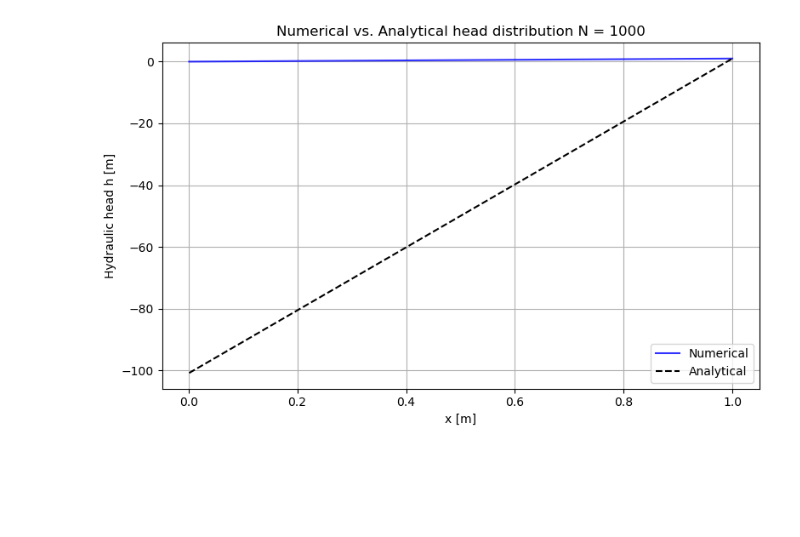
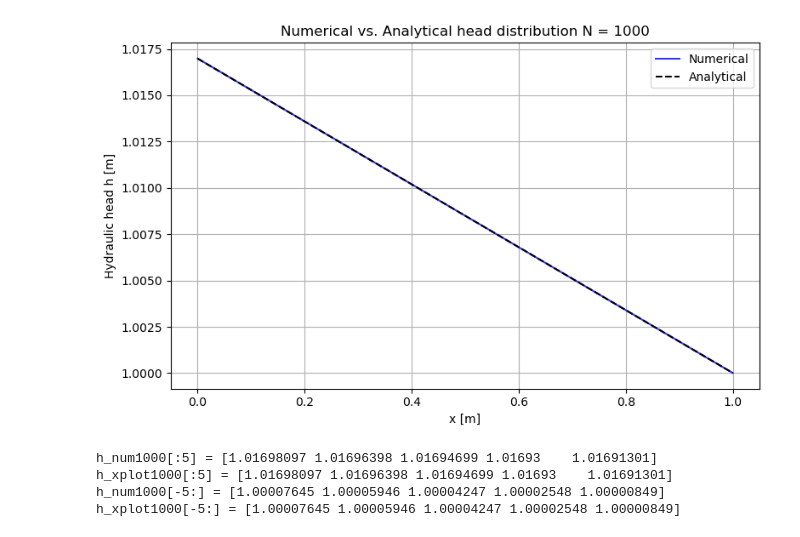
Before and after one commit to agnes-koury/GLY6826-koury, a Jupyter notebook: HW3_Koury_code.ipynb, the cells around one changed output. Saved outputs shown, nothing was run; the diff lists cells and outputs as text; code cells hidden in the pictures; blank space fills up the shorter version.

```diff
--- a/HW3_Koury_code.ipynb
+++ b/HW3_Koury_code.ipynb
@@ -4,11 +4,20 @@ import matplotlib.pyplot as plt
 
 # physical properties
 rho   = 1000.0            # water density kg/m³
-mu    = 1.0e-3            # viscosity Pa·s
-k     = 1.0e-12           # permeability m²
+mu    = .001              # viscosity Pa·s
+k     = 1.0e-10           # permeability m²
 g     = 9.81              # gravitation acceleration rate m/s²
+
+# Boundary conditions
+ul = 0.1/100/60      # Darcy velocity left Neumann m/s .1 cm/m
+hR  = 1.0            # head at the right boundary Dirichlet
 
 # hydraulic conductivity
 K = rho * g * k / mu
 print("K = ", K, " m/s ")
+
+print("ul =", ul)
+print("K =", K)
+print("Lx =", Lx)
+print("ul/K =", ul/K)
 # %% [output]
@@ -149,19 +141,30 @@ Hydraulic heads: [0.001998   0.002996   0.00399401 0.00499201 0.00599001 0.00698
 # %%
 #plot hydraulic-head distribution with the analytical solution 1000 version
-h_num1000 = np.linalg.solve(Tmatrix1000, b1000)
+h_num1000 = np.linalg.solve(Tmat1000, b1000).flatten()
 
-x_centres = (np.arange(1, N1000 + 1)) * dx1000
-h_ana = h_R - (u_in / K) * (1.0 - x_centres)
+x_centres1000 = (np.arange(0.5, N1000 + 0.5)) * dx1000
+
+h_xplot1000 = hR + ul / K * (Lx - x_centres1000)
+
 
 plt.figure(figsize=(8,5))
-plt.plot(x_centres, h_num1000, 'b-', alpha=0.8, label='Numerical')
-plt.plot(x_centres, h_ana, 'k--', label='Analytical')
+plt.plot(x_centres1000, h_num1000, 'b-', alpha=0.8, label='Numerical')
+plt.plot(x_centres1000, h_xplot1000, 'k--', label='Analytical')
 plt.xlabel('x [m]')
 plt.ylabel('Hydraulic head h [m]')
 plt.title('Numerical vs. Analytical head distribution N = 1000')
 plt.grid(True)
 plt.legend()
 plt.tight_layout()
 plt.show()
+
+print("h_num1000[:5] =", h_num1000[:5])
+print("h_xplot1000[:5] =", h_xplot1000[:5])
+print("h_num1000[-5:] =", h_num1000[-5:])
+print("h_xplot1000[-5:] =", h_xplot1000[-5:])
 # %% [output]
-[figure, old version]
+[figure, new version]
+h_num1000[:5] = [1.01698097 1.01696398 1.01694699 1.01693    1.01691301]
+h_xplot1000[:5] = [1.01698097 1.01696398 1.01694699 1.01693    1.01691301]
+h_num1000[-5:] = [1.00007645 1.00005946 1.00004247 1.00002548 1.00000849]
+h_xplot1000[-5:] = [1.00007645 1.00005946 1.00004247 1.00002548 1.00000849]
```
Also changed, not shown: parts of 8 cells of this notebook.
